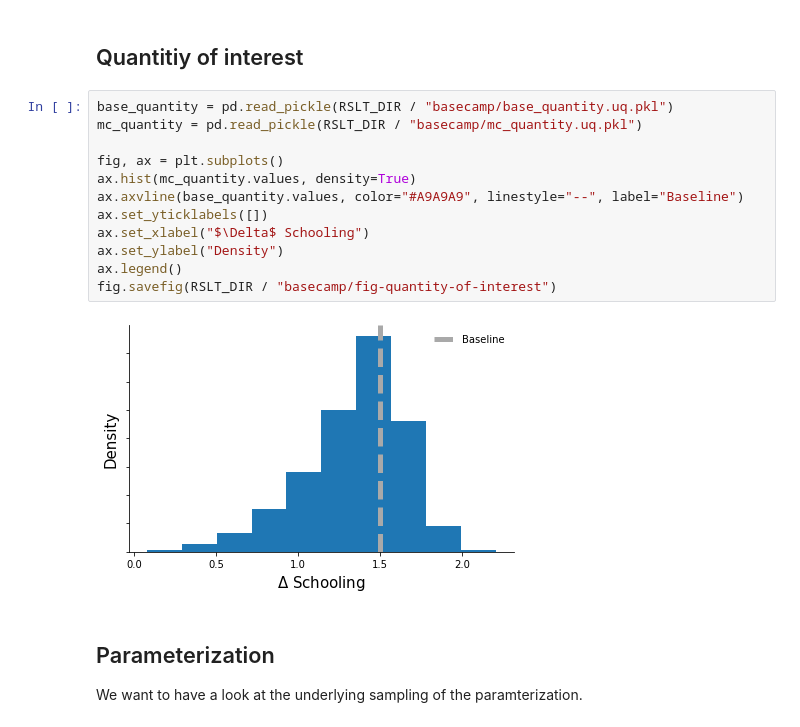
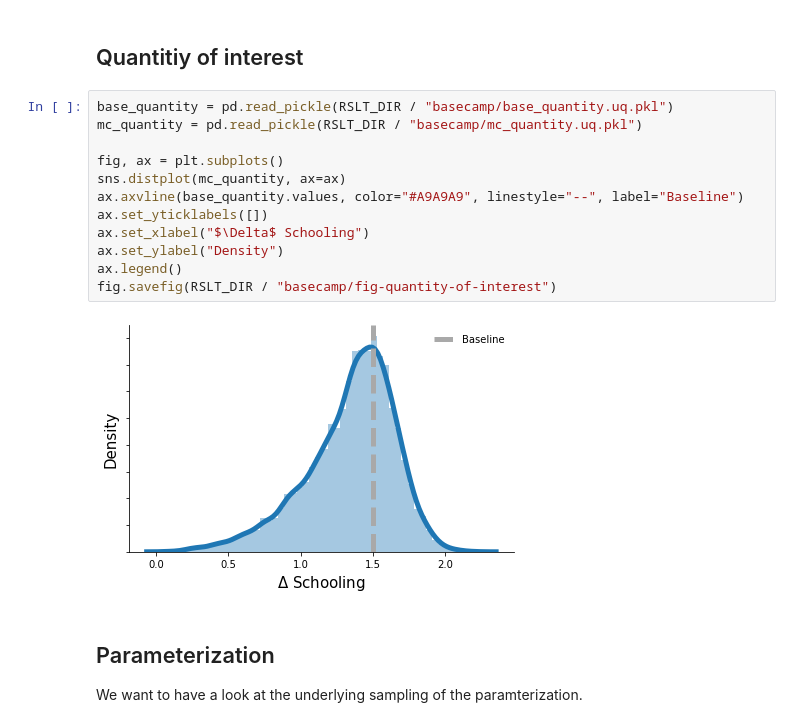
Before and after one commit to fagan2888/numerical-toolbox-uncertainty-quantification, a Jupyter notebook: notebooks/exploration.ipynb, the cells around one changed output. Cells and saved outputs as stored; diff of their text form.

```diff
--- a/notebooks/exploration.ipynb
+++ b/notebooks/exploration.ipynb
@@ -7,17 +7,17 @@ This notebook provides some additional exploration of the underlying material.
 # %%
 base_quantity = pd.read_pickle(RSLT_DIR / "basecamp/base_quantity.uq.pkl")
 mc_quantity = pd.read_pickle(RSLT_DIR / "basecamp/mc_quantity.uq.pkl")
 
 fig, ax = plt.subplots()
-ax.hist(mc_quantity.values, density=True)
+sns.distplot(mc_quantity, ax=ax)
 ax.axvline(base_quantity.values, color="#A9A9A9", linestyle="--", label="Baseline")
 ax.set_yticklabels([])
 ax.set_xlabel("$\Delta$ Schooling")
 ax.set_ylabel("Density")
 ax.legend()
 fig.savefig(RSLT_DIR / "basecamp/fig-quantity-of-interest")
 # %% [output]
-[figure, old version]
+[figure, new version]
 # %% [markdown]
 ## Parameterization
 
```
Also changed, not shown: parts of 1 cell of this notebook, 3 other files.
